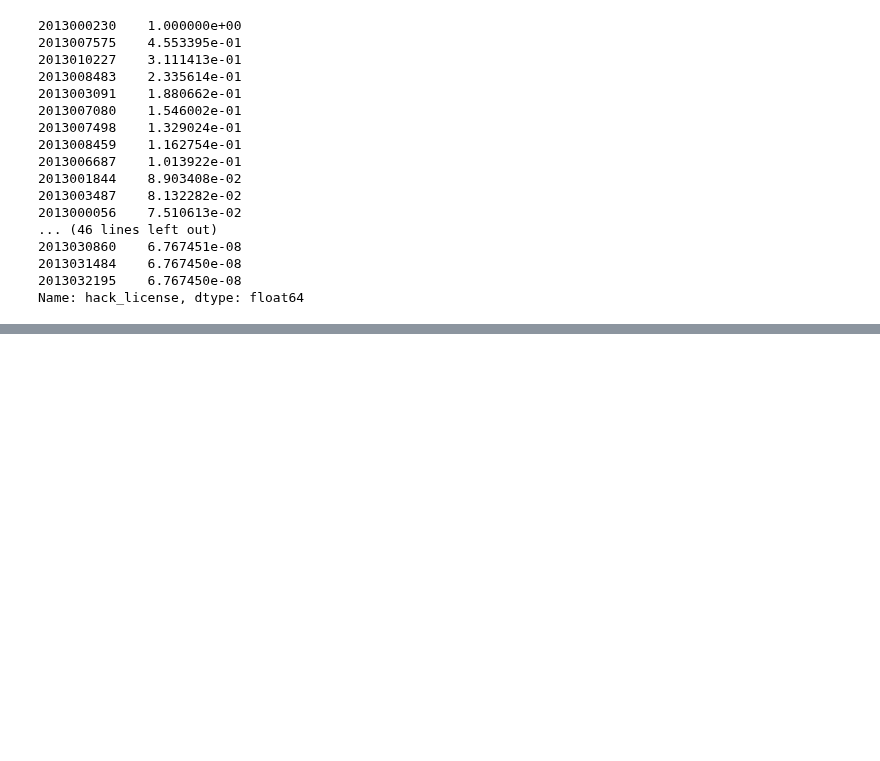
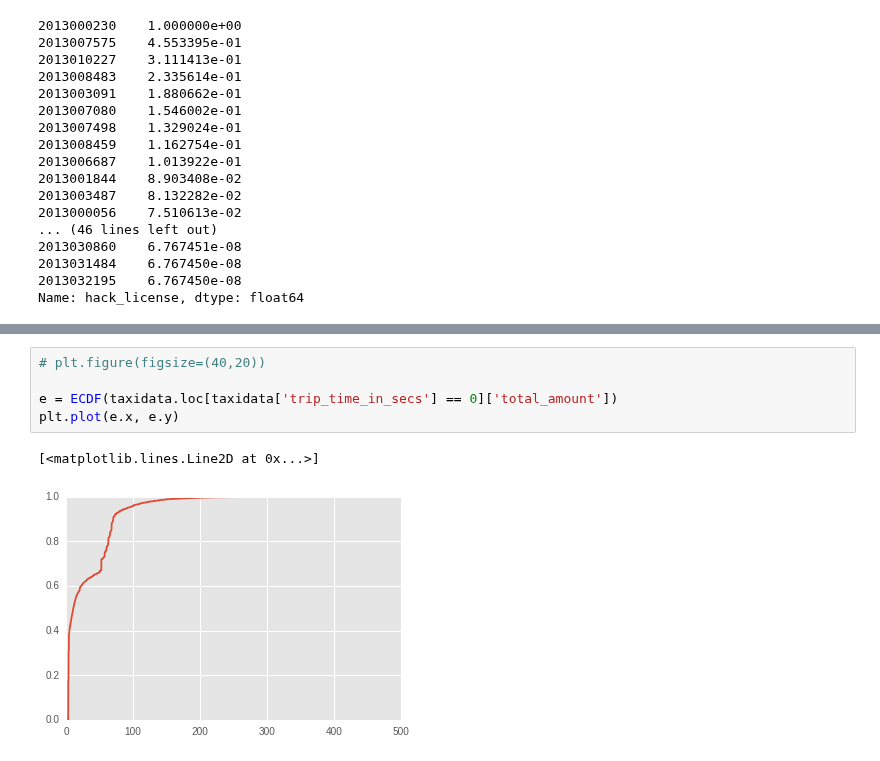
Before and after one commit to nikhase/nyc-taxi, a Jupyter notebook: monthlyDataAnalysis.ipynb, the cells around one changed output, grey strips where cells are left out. Cells and saved outputs as stored; diff of their text form; blank space fills up the shorter version.

```diff
--- a/monthlyDataAnalysis.ipynb
+++ b/monthlyDataAnalysis.ipynb
@@ -404,0 +663,8 @@ Name: hack_license, dtype: float64
+# %%
+# plt.figure(figsize=(40,20))
+
+e = ECDF(taxidata.loc[taxidata['trip_time_in_secs'] == 0]['total_amount'])
+plt.plot(e.x, e.y)
+# %% [output]
+[<matplotlib.lines.Line2D at 0x...>]
+[figure, added]
```
Also changed, not shown: parts of 38 cells of this notebook.
